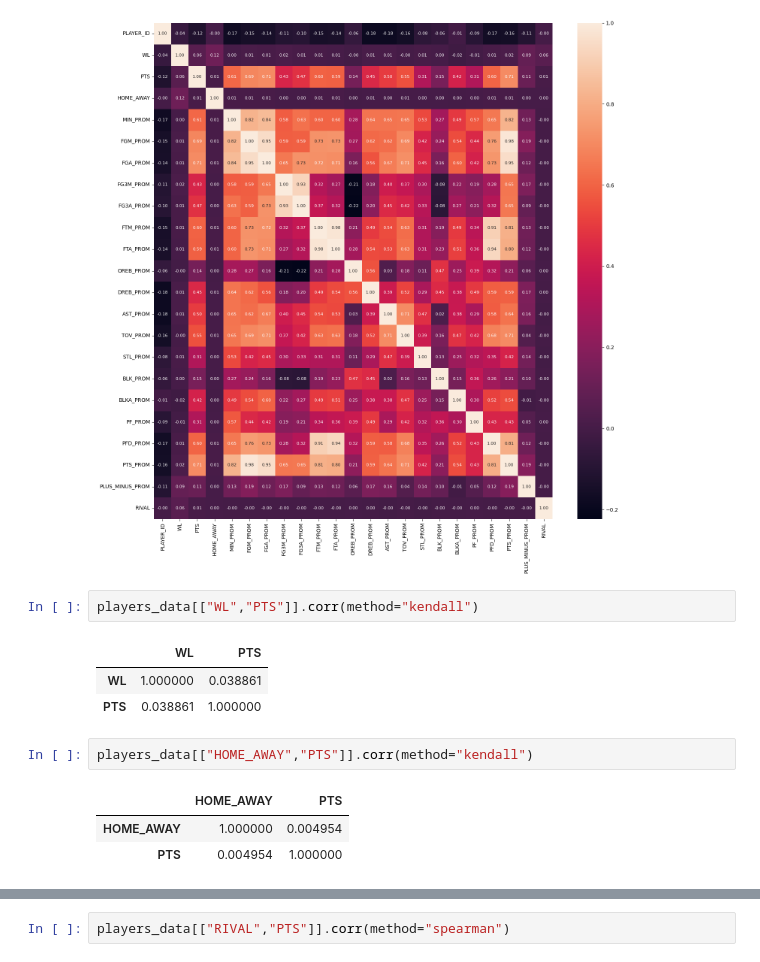
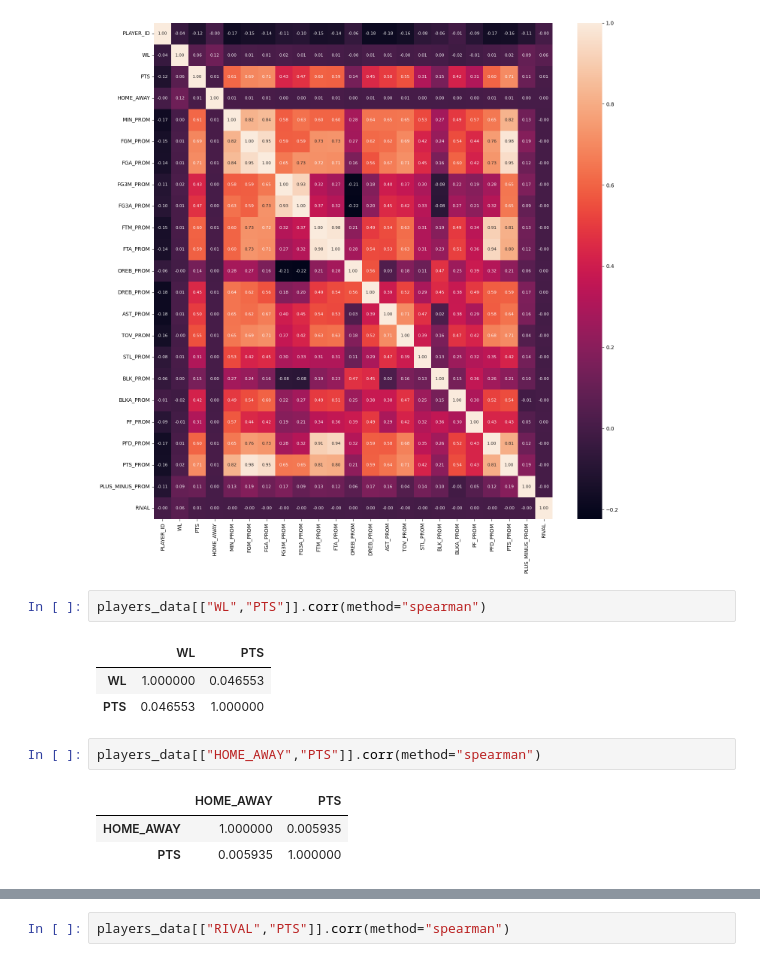
Before and after one commit to sebacent/ProyectoDS, a Jupyter notebook: src/final.ipynb, the cells around one changed output, grey strips where cells are left out. Cells and saved outputs as stored; diff of their text form.

```diff
--- a/src/final.ipynb
+++ b/src/final.ipynb
@@ -1033,14 +1033,14 @@ plt.show()
 # %% [output]
 [figure]
 # %%
-players_data[["WL","PTS"]].corr(method="kendall")
+players_data[["WL","PTS"]].corr(method="spearman")
 # %% [output]
 |  | WL | PTS |
-| WL | 1.000000 | 0.038861 |
-| PTS | 0.038861 | 1.000000 |
+| WL | 1.000000 | 0.046553 |
+| PTS | 0.046553 | 1.000000 |
 # %%
-players_data[["HOME_AWAY","PTS"]].corr(method="kendall")
+players_data[["HOME_AWAY","PTS"]].corr(method="spearman")
 # %% [output]
 |  | HOME_AWAY | PTS |
-| HOME_AWAY | 1.000000 | 0.004954 |
-| PTS | 0.004954 | 1.000000 |
+| HOME_AWAY | 1.000000 | 0.005935 |
+| PTS | 0.005935 | 1.000000 |
```
Also changed, not shown: parts of 3 cells of this notebook.
